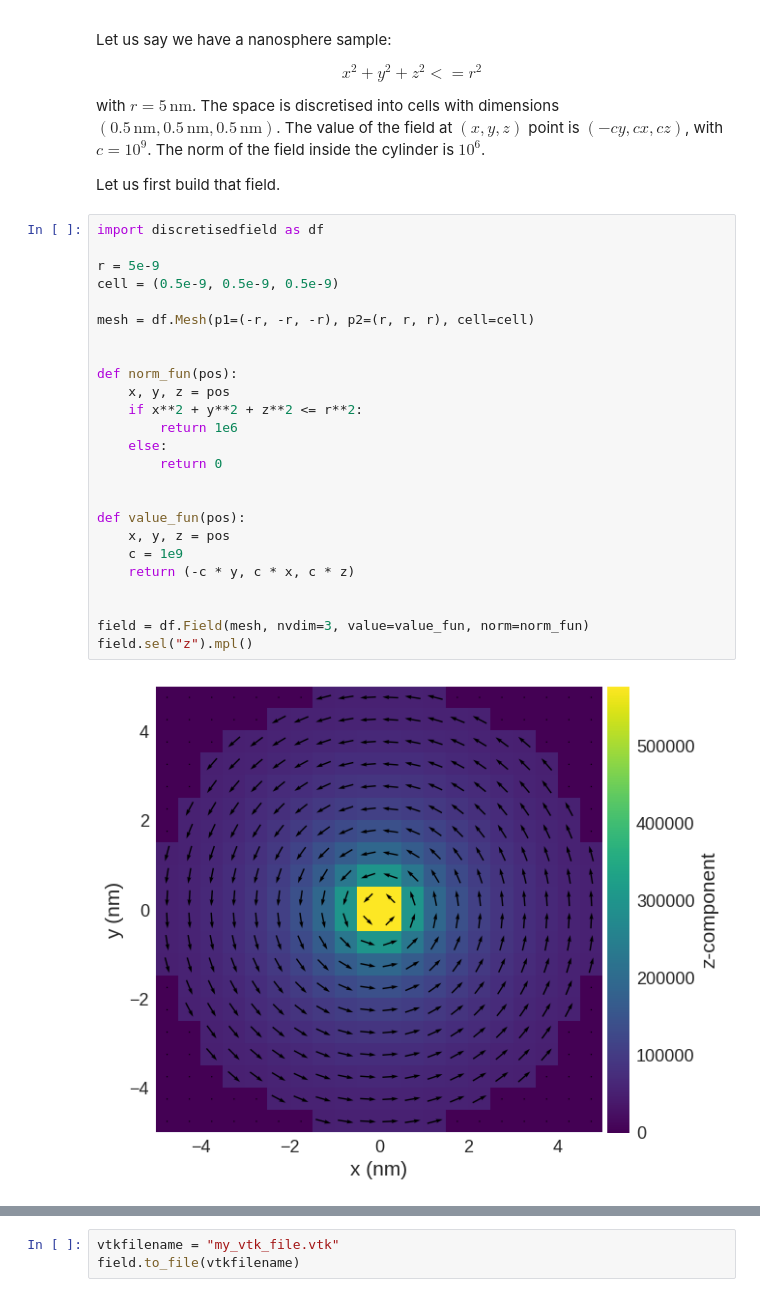
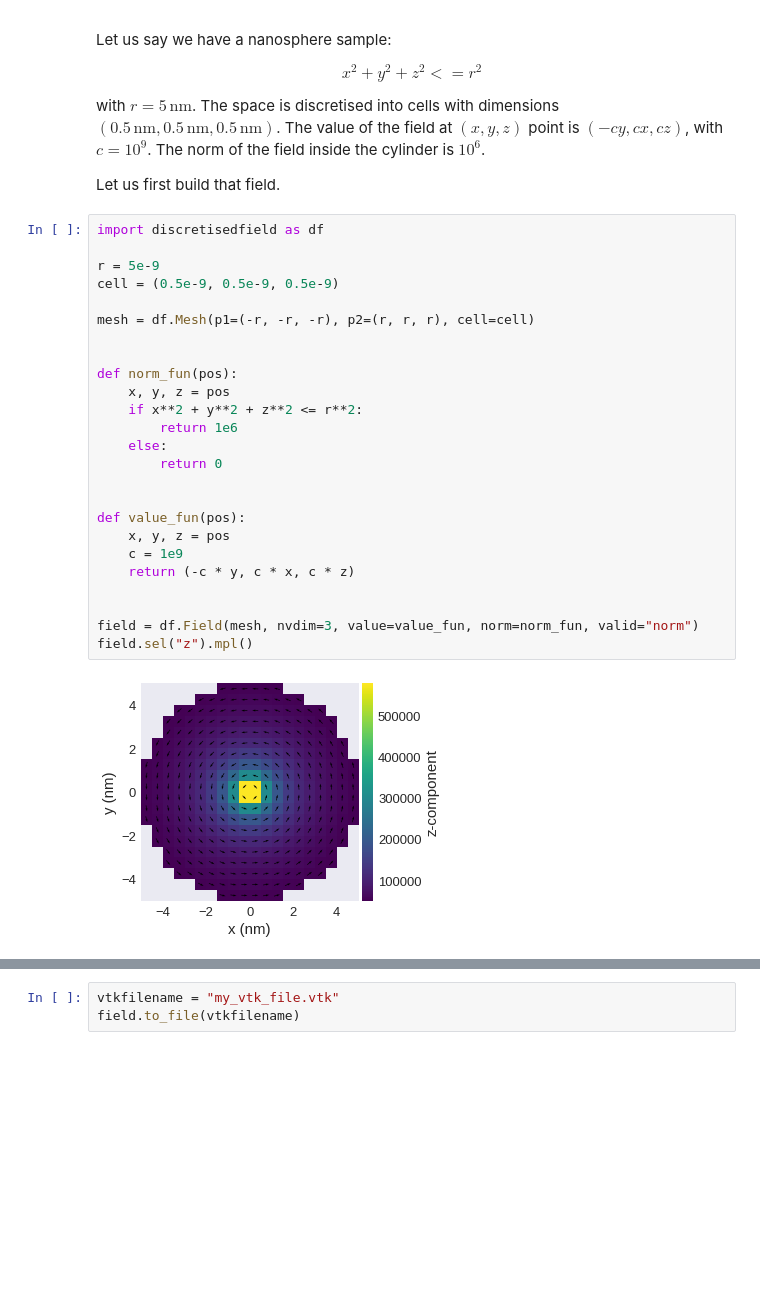
Before and after one commit to ubermag/discretisedfield, a Jupyter notebook: docs/field-read-write.ipynb, the cells around one changed output, grey strips where cells are left out. Cells and saved outputs as stored; diff of their text form; blank space fills up the shorter version.

Commit message:
Update Field IO notebook
- add `valid=norm` to the field definition
- show that HDF5 can save valid, while VTK and OVF cannot
- explain handling of subregions

```diff
--- a/docs/field-read-write.ipynb
+++ b/docs/field-read-write.ipynb
@@ -17,30 +17,30 @@ Let us first build that field.
 # %%
 import discretisedfield as df
 
 r = 5e-9
 cell = (0.5e-9, 0.5e-9, 0.5e-9)
 
 mesh = df.Mesh(p1=(-r, -r, -r), p2=(r, r, r), cell=cell)
 
 
 def norm_fun(pos):
     x, y, z = pos
     if x**2 + y**2 + z**2 <= r**2:
         return 1e6
     else:
         return 0
 
 
 def value_fun(pos):
     x, y, z = pos
     c = 1e9
     return (-c * y, c * x, c * z)
 
 
-field = df.Field(mesh, nvdim=3, value=value_fun, norm=norm_fun)
+field = df.Field(mesh, nvdim=3, value=value_fun, norm=norm_fun, valid="norm")
 field.sel("z").mpl()
 # %% [output]
-[figure, old version]
+[figure, new version]
 # %% [markdown]
 ## Writing the field to a file
 
```
Also changed, not shown: parts of 10 cells of this notebook.
